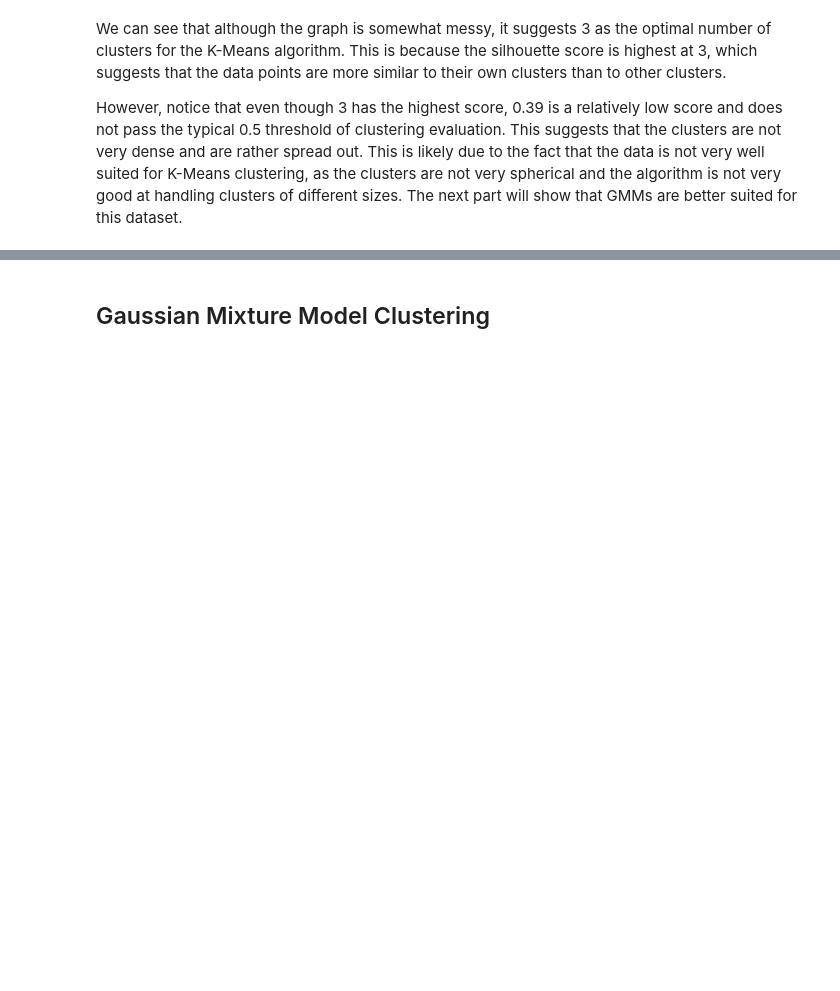
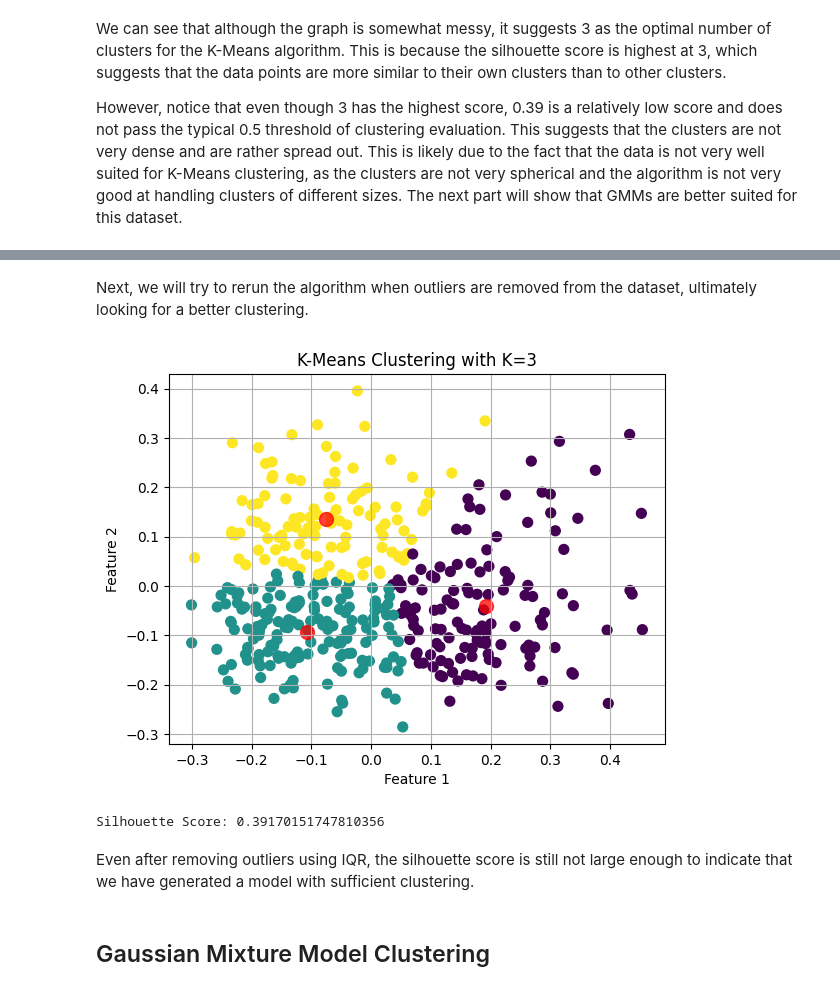
Before and after one commit to Purpup/COGS118B-Project, a Jupyter notebook: FinalProject.ipynb, the cells around one changed output, grey strips where cells are left out. Cells and saved outputs as stored; diff of their text form; code cells hidden in the pictures; blank space fills up the shorter version.

```diff
--- a/FinalProject.ipynb
+++ b/FinalProject.ipynb
@@ -438,3 +454,34 @@ However, notice that even though 3 has the highest score, 0.39 is a relatively l
+# %% [markdown]
+Next, we will try to rerun the algorithm when outliers are removed from the dataset, ultimately looking for a better clustering.
+# %%
+Q1 = np.percentile(df_reduced, 25, axis = 0)
+Q3 = np.percentile(df_reduced, 75, axis = 0)
+IQR = Q3 - Q1
+
+outliers = ((df_reduced < (Q1 - 1.5 * IQR)) | (df_reduced > (Q3 + 1.5 * IQR))).any(axis = 1)
+
+df_reduced_no_outliers = df_reduced[~outliers]
+
+kmeans = KMeans(n_clusters = 3, random_state=99)
+kmeans.fit(df_reduced_no_outliers)
+y_kmeans_no_outliers = kmeans.predict(df_reduced_no_outliers)
+
+plt.scatter(df_reduced_no_outliers[:, 0], df_reduced_no_outliers[:, 1], c = y_kmeans_no_outliers, s = 50, cmap = 'viridis')
+centers = kmeans.cluster_centers_
+plt.scatter(centers[:, 0], centers[:, 1], c='red', s=100, alpha=.75)
+plt.title('K-Means Clustering with K=3')
+plt.xlabel('Feature 1')
+plt.ylabel('Feature 2')
+plt.grid()
+plt.show()
+
+silhouette = silhouette_score(df_reduced_no_outliers, y_kmeans_no_outliers)
+print('Silhouette Score: ' + str(silhouette))
+# %% [output]
+[figure, added]
+Silhouette Score: 0.39170151747810356
+# %% [markdown]
+Even after removing outliers using IQR, the silhouette score is still not large enough to indicate that we have generated a model with sufficient clustering.
 # %% [markdown]
 ## Gaussian Mixture Model Clustering
 # %% [markdown]
```
Also changed, not shown: parts of 2 cells of this notebook.
